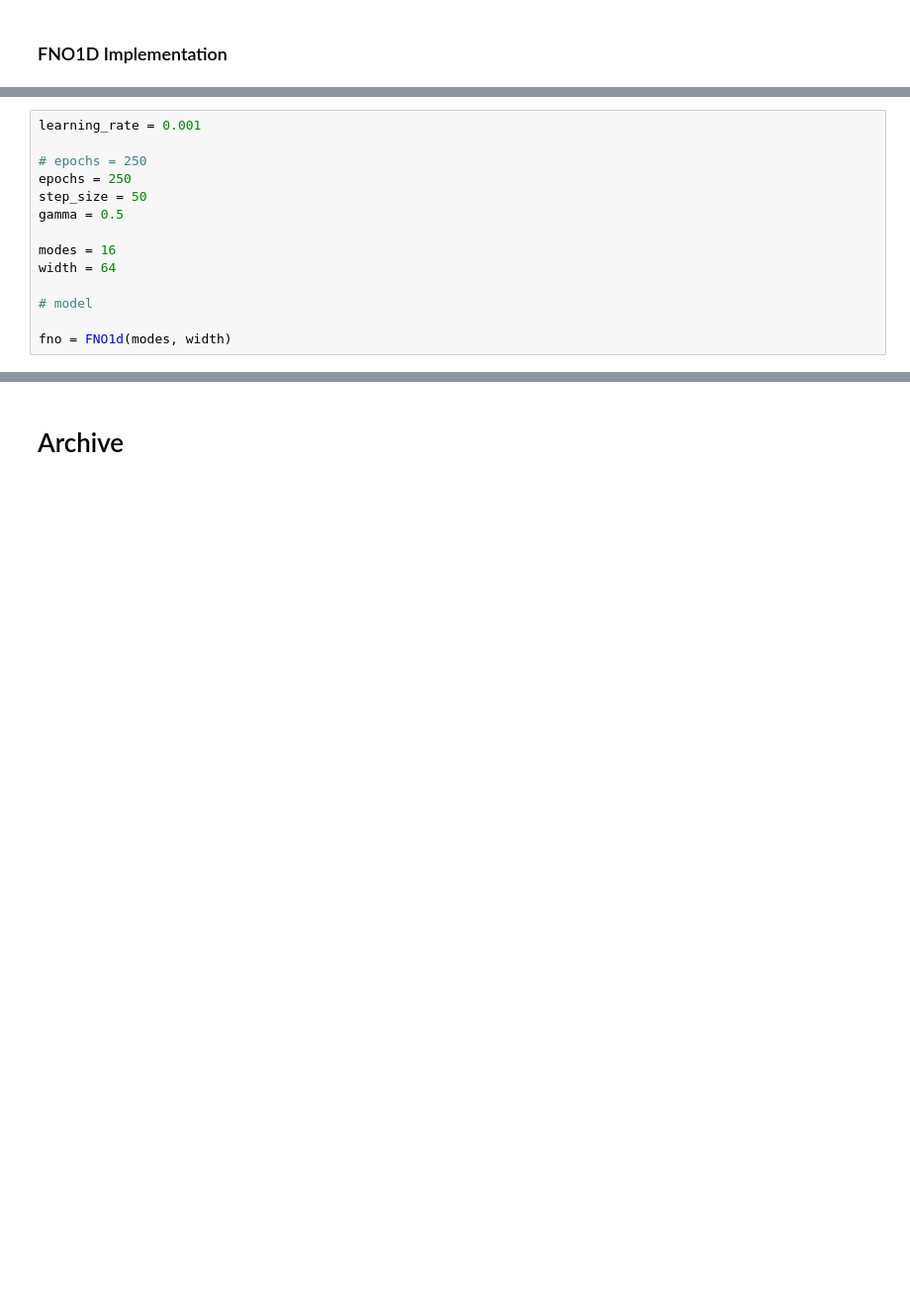
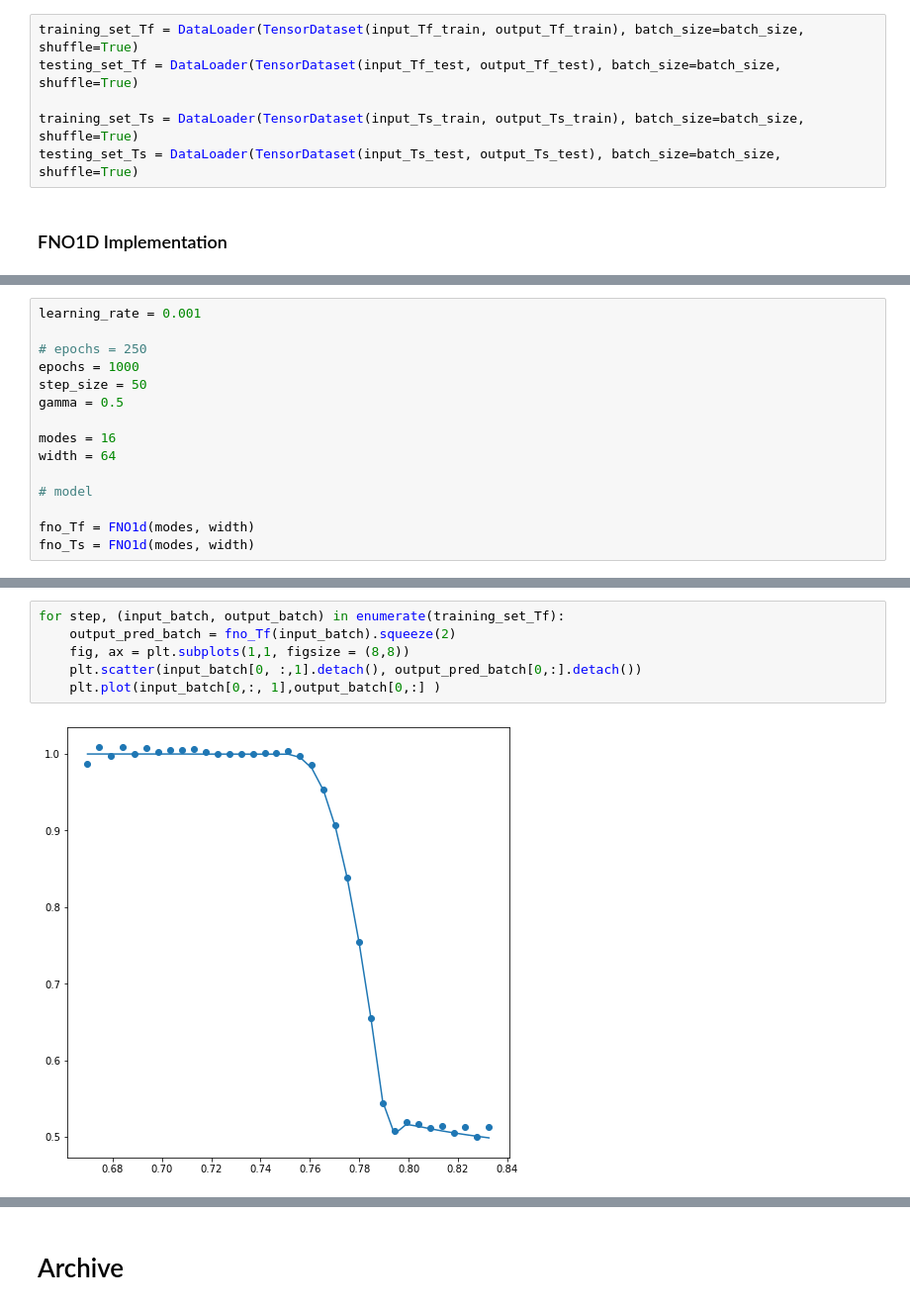
Before and after one commit to fabianjaeger1/DLSC, a Jupyter notebook: Project_A/Fabian_Jaeger_Task3_new.ipynb, the cells around one changed output, grey strips where cells are left out. Shown at 99% size. Saved outputs shown, nothing was run; the diff lists cells and outputs as text; blank space fills up the shorter version.

```diff
--- a/Project_A/Fabian_Jaeger_Task3_new.ipynb
+++ b/Project_A/Fabian_Jaeger_Task3_new.ipynb
@@ -211,3 +148,9 @@ plt.scatter(t_test, Tf0_test, label="Tf0")
+# %%
+training_set_Tf = DataLoader(TensorDataset(input_Tf_train, output_Tf_train), batch_size=batch_size, shuffle=True)
+testing_set_Tf = DataLoader(TensorDataset(input_Tf_test, output_Tf_test), batch_size=batch_size, shuffle=True)
+
+training_set_Ts = DataLoader(TensorDataset(input_Ts_train, output_Ts_train), batch_size=batch_size, shuffle=True)
+testing_set_Ts = DataLoader(TensorDataset(input_Ts_test, output_Ts_test), batch_size=batch_size, shuffle=True)
 # %% [markdown]
 ### FNO1D Implementation
 # %%
@@ -340,7 +280,7 @@ class FNO1d(nn.Module):
 learning_rate = 0.001
 
 # epochs = 250
-epochs = 250
+epochs = 1000
 step_size = 50
 gamma = 0.5
 
@@ -349,4 +289,5 @@ width = 64
 
 # model
 
-fno = FNO1d(modes, width)
+fno_Tf = FNO1d(modes, width)
+fno_Ts = FNO1d(modes, width)
@@ -352,0 +362,8 @@ fno = FNO1d(modes, width)
+# %%
+for step, (input_batch, output_batch) in enumerate(training_set_Tf):
+    output_pred_batch = fno_Tf(input_batch).squeeze(2)
+    fig, ax = plt.subplots(1,1, figsize = (8,8))
+    plt.scatter(input_batch[0, :,1].detach(), output_pred_batch[0,:].detach())
+    plt.plot(input_batch[0,:, 1],output_batch[0,:] )
+# %% [output]
+[figure, added]
```
Also changed, not shown: parts of 30 cells of this notebook, 2 other files.
